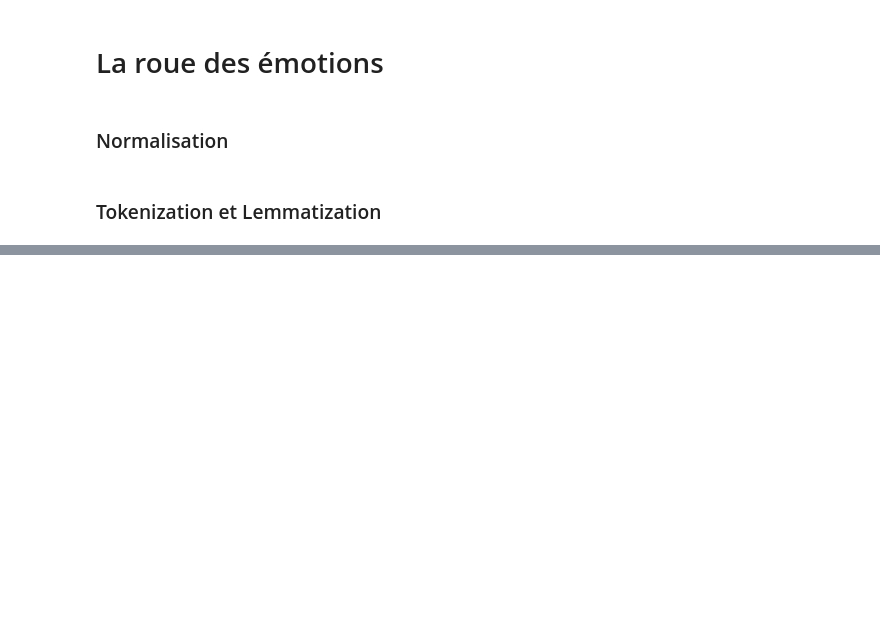
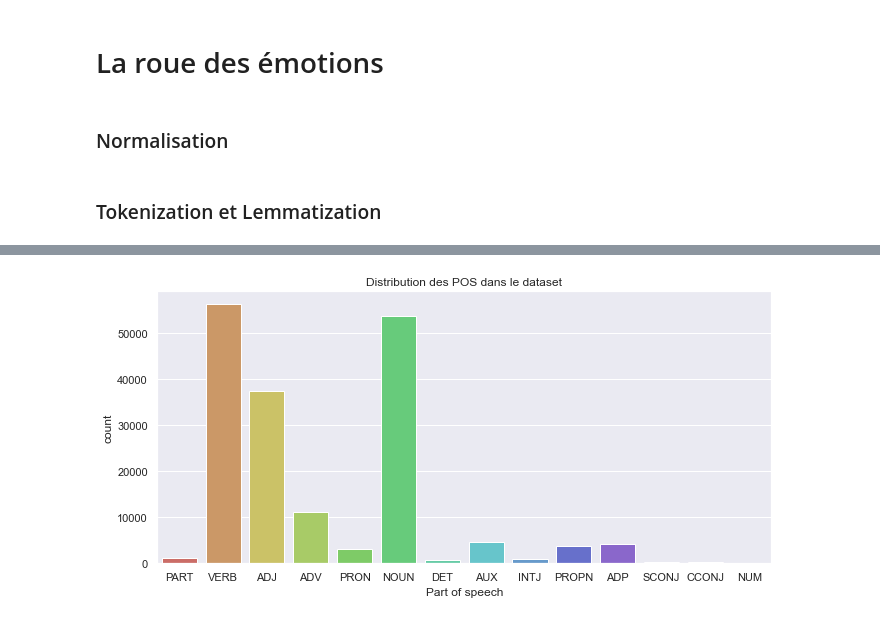
Before and after one commit to eltarr-kawther/roue-des-emotions, a Jupyter notebook: Notebooks/emotion_classification_spacy.ipynb, the cells around one changed output, grey strips where cells are left out. Saved outputs shown, nothing was run; the diff lists cells and outputs as text; code cells hidden in the pictures; blank space fills up the shorter version.

```diff
--- a/Notebooks/emotion_classification_spacy.ipynb
+++ b/Notebooks/emotion_classification_spacy.ipynb
@@ -19,12 +23,14 @@ for i in range(0, df.shape[0]):
 ids = []
 words = []
 lemmas = []
+pos = []
 for i in range(0, df.shape[0]):
     doc = nlp(df['Text'][i])
     for token in doc :
-        if not token.is_stop:
+        if not token.is_stop and not token.is_punct and not token.is_digit and not token.is_quote and not token.is_space:
             ids.append(i)
             words.append(token.text)
             lemmas.append(token.lemma_)
+            pos.append(token.pos_)
 # %%
-df_words_lemmas = pd.DataFrame({'Doc': ids, 'Word': words, 'Lemma': lemmas}, columns=['Doc', 'Word', 'Lemma'])
+df_words_lemmas = pd.DataFrame({'Doc': ids, 'Word': words, 'Lemma': lemmas, 'Part of speech': pos}, columns=['Doc', 'Word', 'Lemma', 'Part of speech'])
@@ -30,0 +105,7 @@ df_words_lemmas = pd.DataFrame({'Doc': ids, 'Word': words, 'Lemma': lemmas}, col
+# %%
+sns.set(rc={"figure.figsize":(11, 5)})
+sns.countplot(x='Part of speech', data=df_words_lemmas, palette='hls')
+plt.title('Distribution des POS dans le dataset')
+plt.show()
+# %% [output]
+[figure, added]
```
Also changed, not shown: parts of 10 cells of this notebook, 2 other files.
